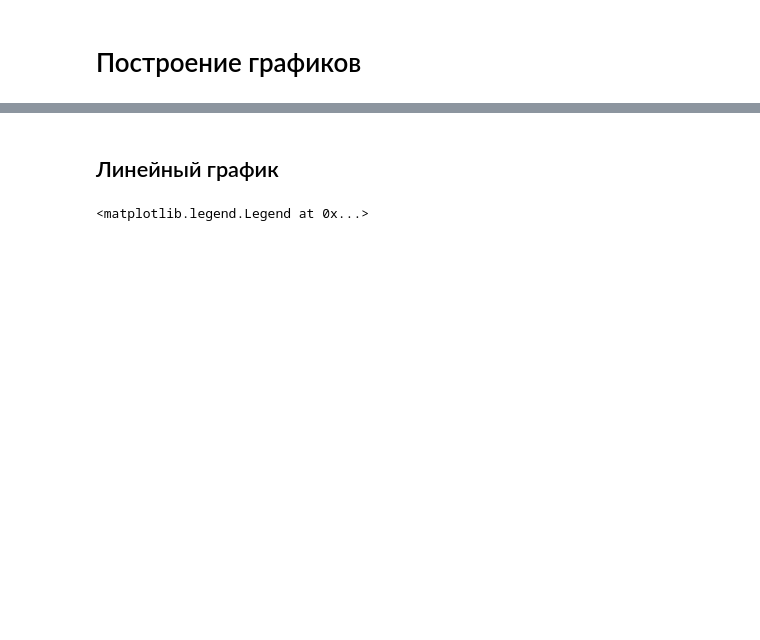
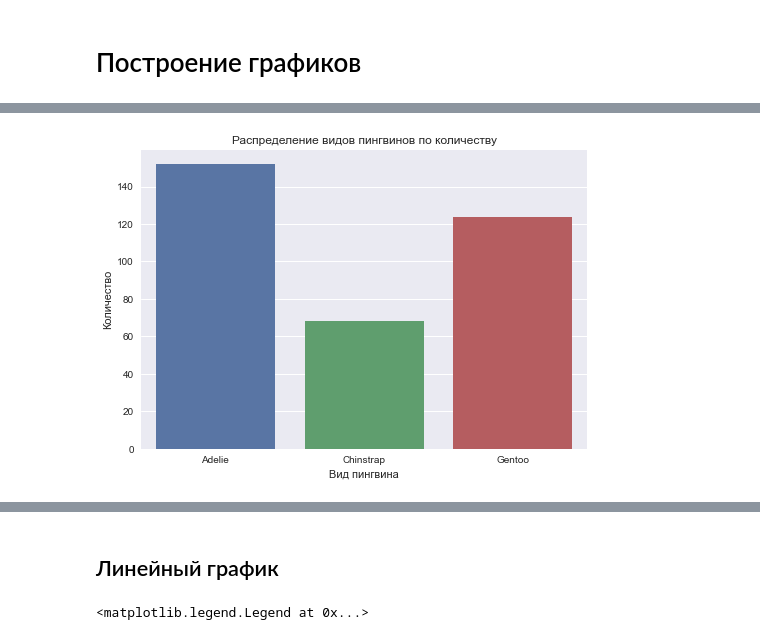
Before and after one commit to experiment0/data_science_helpers, a Jupyter notebook: articles/building_graphs.ipynb, the cells around one changed output, grey strips where cells are left out. Cells and saved outputs as stored; diff of their text form; code cells hidden in the pictures; blank space fills up the shorter version.

```diff
--- a/articles/building_graphs.ipynb
+++ b/articles/building_graphs.ipynb
@@ -15,0 +18,4 @@ simplefilter('ignore')
+# %%
+# Возьмем датасет с пинвинами
+penguins_data = sns.load_dataset('penguins')
+penguins_data.head()
@@ -15,0 +29,11 @@ simplefilter('ignore')
+# %%
+# график распределения количества
+ax = sns.countplot(data=penguins_data, x=penguins_data['species'])
+# название графика
+plt.title('Распределение видов пингвинов по количеству')
+# подписки по осям
+ax.set(xlabel='Вид пингвина', ylabel='Количество')
+# выводим график
+plt.show()
+# %% [output]
+[figure, added]
```
Also changed, not shown: parts of 7 cells of this notebook, 6 other files.
